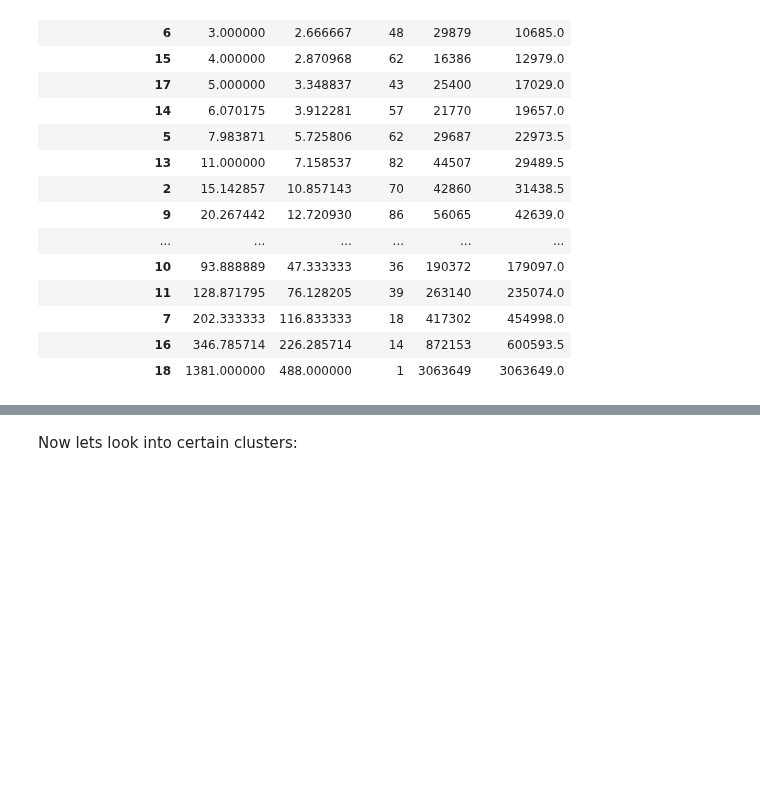
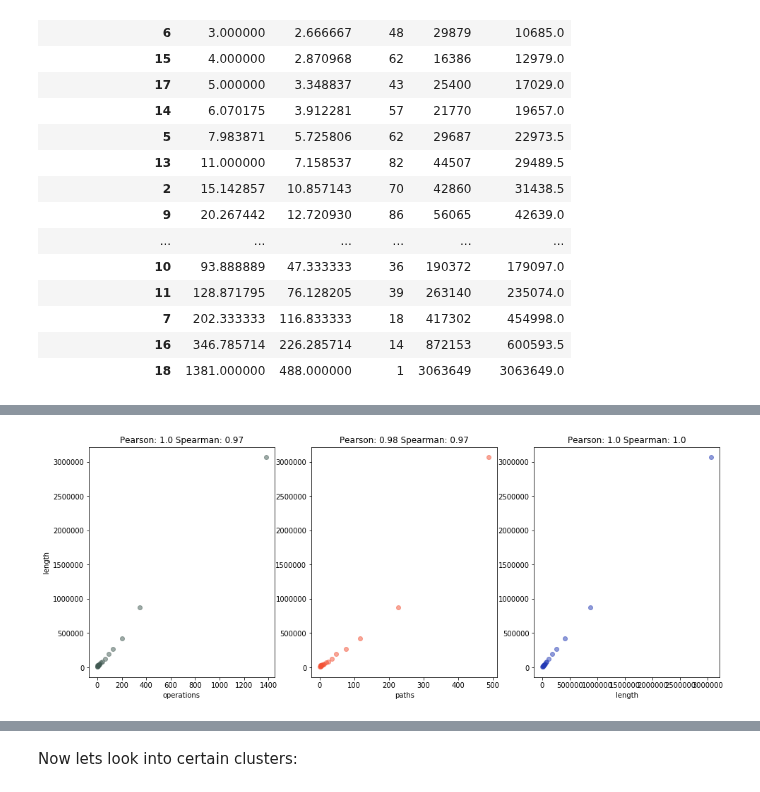
Before and after one commit to pmanlukas/thesisdata, a Jupyter notebook: Analyse Cluster.ipynb, the cells around one changed output, grey strips where cells are left out. Saved outputs shown, nothing was run; the diff lists cells and outputs as text; code cells hidden in the pictures; blank space fills up the shorter version.

```diff
--- a/Analyse Cluster.ipynb
+++ b/Analyse Cluster.ipynb
@@ -336,0 +397,23 @@ impute_grps
+# %%
+# plot correlated values
+plt.rcParams['figure.figsize'] = [16, 6]
+
+fig, ax = plt.subplots(nrows=1, ncols=3)
+
+ax=ax.flatten()
+
+cols = ['operations', 'paths', 'length']
+colors=['#415952', '#f35134', '#243AB5', '#243AB5']
+j=0
+
+for i in ax:
+    if j==0:
+        i.set_ylabel('length')
+    i.scatter(impute_grps[cols[j]], impute_grps['length'],  alpha=0.5, color=colors[j])
+    i.set_xlabel(cols[j])
+    i.set_title('Pearson: %s'%impute_grps.corr().loc[cols[j]]['length'].round(2)+' Spearman: %s'%impute_grps.corr(method='spearman').loc[cols[j]]['length'].round(2))
+    j+=1
+
+plt.show()
+# %% [output]
+[figure, added]
```
Also changed, not shown: parts of 13 cells of this notebook, 10 other files.
